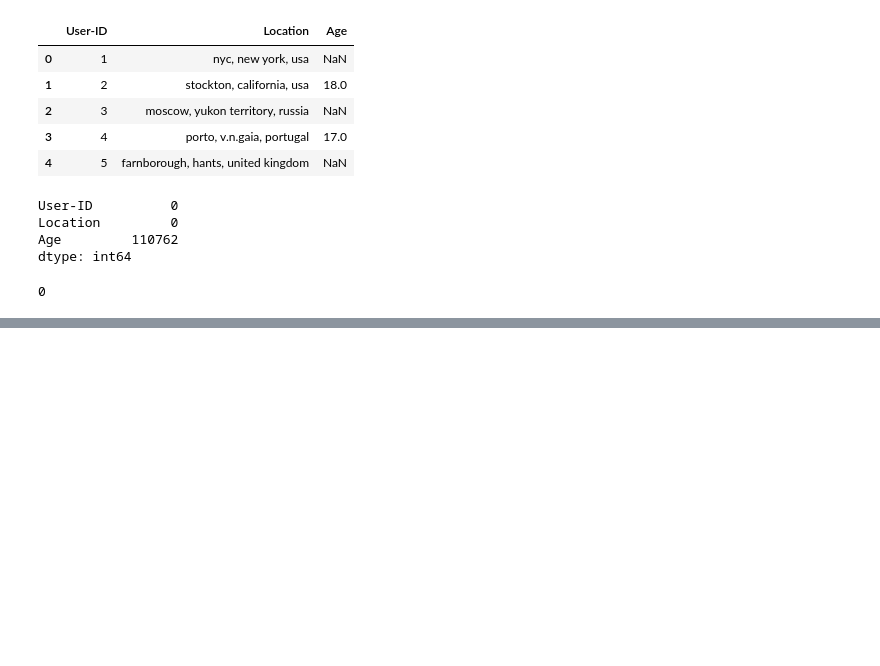
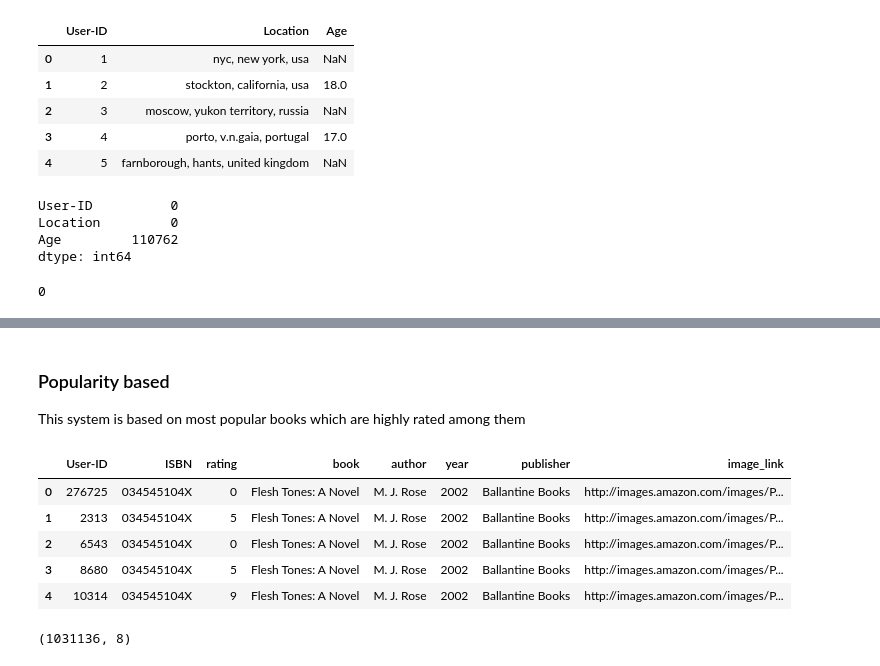
Before and after one commit to ayushgandhi904/Book-Recommendation-System, a Jupyter notebook: notebooks/book_recommendation.ipynb, the cells around one changed output, grey strips where cells are left out. Saved outputs shown, nothing was run; the diff lists cells and outputs as text; code cells hidden in the pictures; blank space fills up the shorter version.

```diff
--- a/notebooks/book_recommendation.ipynb
+++ b/notebooks/book_recommendation.ipynb
@@ -170,7 +170,7 @@ ratings.head()
 # %%
 #Everything seems fine, just rename book-rating to rating
 
-ratings = ratings.rename({
+ratings = ratings.rename(columns = {
     "Book-Rating" : "rating"
 }
 )
@@ -219,0 +243,21 @@ users = users.rename({
+# %% [markdown]
+### Popularity based
+
+This system is based on most popular books which are highly rated among them
+# %%
+#For that we can consider the books which have been rated by more then 200 users with their highest popular rating
+
+ratings_with_name = ratings.merge(books, on="ISBN")
+# %%
+ratings_with_name.head()
+# %% [output]
+|  | User-ID | ISBN | rating | book | author | year | publisher | image_link |
+| 0 | 276725 | 034545104X | 0 | Flesh Tones: A Novel | M. J. Rose | 2002 | Ballantine Books | http://images.amazon.com/images/P... |
+| 1 | 2313 | 034545104X | 5 | Flesh Tones: A Novel | M. J. Rose | 2002 | Ballantine Books | http://images.amazon.com/images/P... |
+| 2 | 6543 | 034545104X | 0 | Flesh Tones: A Novel | M. J. Rose | 2002 | Ballantine Books | http://images.amazon.com/images/P... |
+| 3 | 8680 | 034545104X | 5 | Flesh Tones: A Novel | M. J. Rose | 2002 | Ballantine Books | http://images.amazon.com/images/P... |
+| 4 | 10314 | 034545104X | 9 | Flesh Tones: A Novel | M. J. Rose | 2002 | Ballantine Books | http://images.amazon.com/images/P... |
+# %%
+ratings_with_name.shape
+# %% [output]
+(1031136, 8)
```
Also changed, not shown: parts of 38 cells of this notebook.
